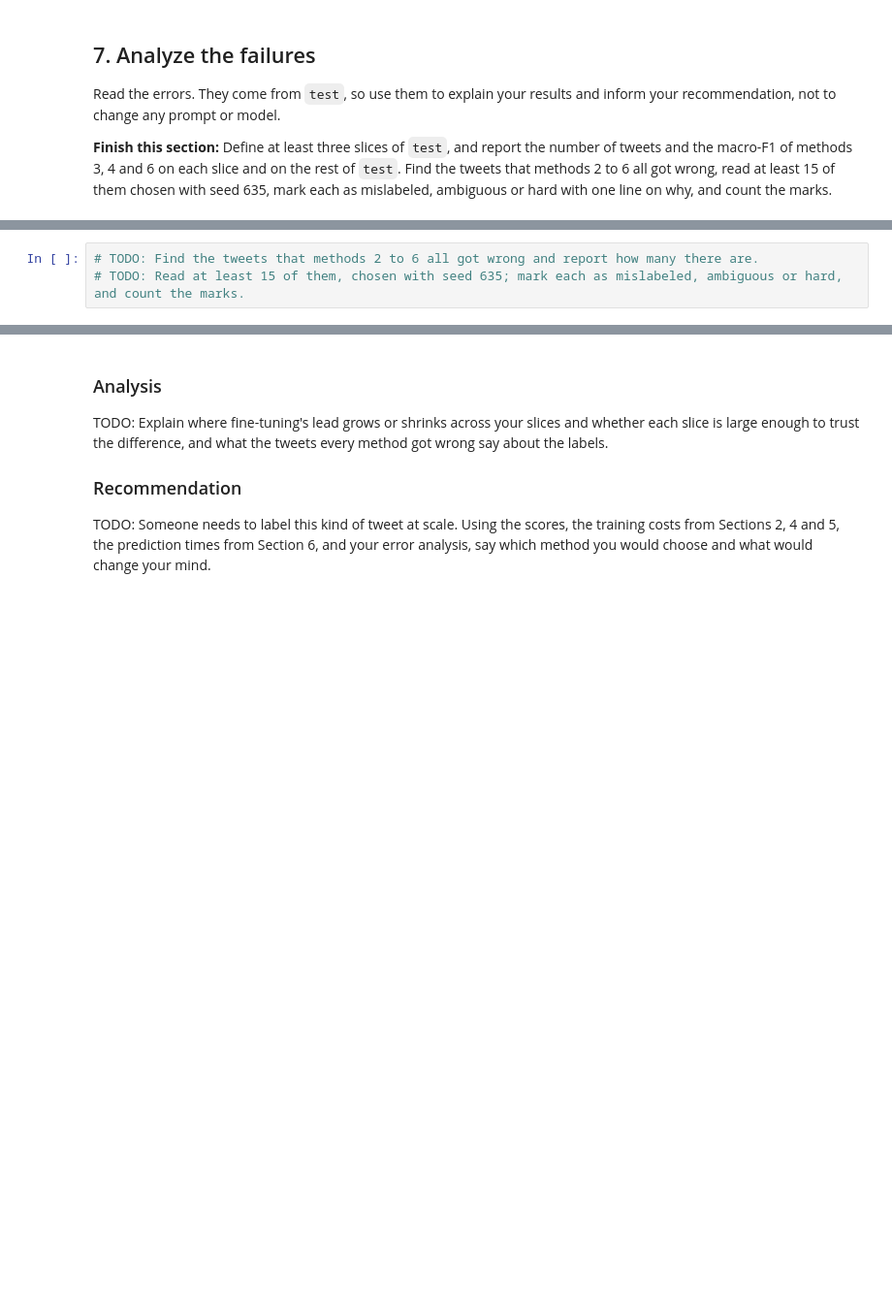
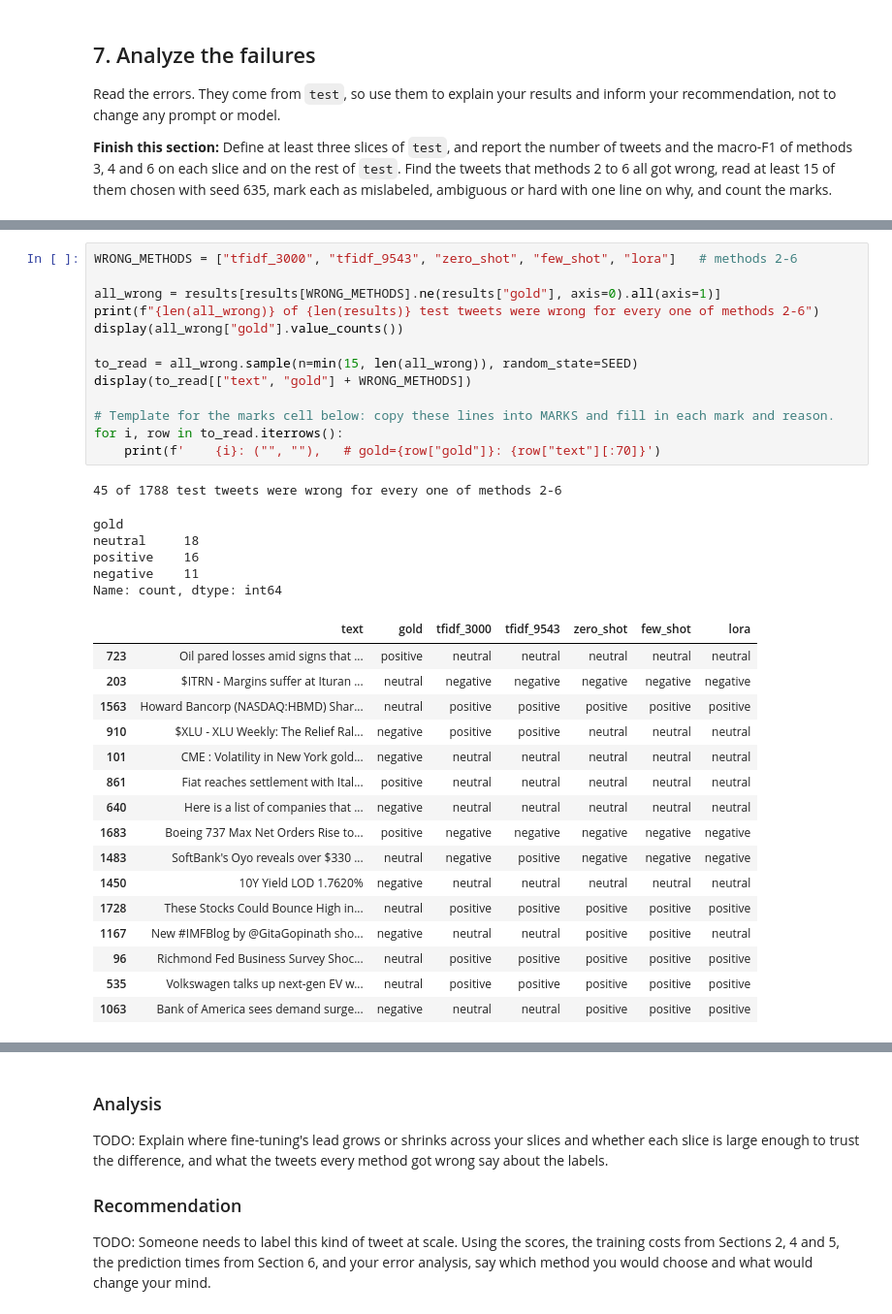
Before and after one commit to swstevens/ics635-assignment2, a Jupyter notebook: hw2.ipynb, the cells around one changed output, grey strips where cells are left out. Shown at 97% size. Saved outputs shown, nothing was run; the diff lists cells and outputs as text; blank space fills up the shorter version.

```diff
--- a/hw2.ipynb
+++ b/hw2.ipynb
@@ -976,3 +1038,36 @@ display(test_results)
 # %%
-# TODO: Find the tweets that methods 2 to 6 all got wrong and report how many there are.
-# TODO: Read at least 15 of them, chosen with seed 635; mark each as mislabeled, ambiguous or hard, and count the marks.
+WRONG_METHODS = ["tfidf_3000", "tfidf_9543", "zero_shot", "few_shot", "lora"]   # methods 2-6
+
+all_wrong = results[results[WRONG_METHODS].ne(results["gold"], axis=0).all(axis=1)]
+print(f"{len(all_wrong)} of {len(results)} test tweets were wrong for every one of methods 2-6")
+display(all_wrong["gold"].value_counts())
+
+to_read = all_wrong.sample(n=min(15, len(all_wrong)), random_state=SEED)
+display(to_read[["text", "gold"] + WRONG_METHODS])
+
+# Template for the marks cell below: copy these lines into MARKS and fill in each mark and reason.
+for i, row in to_read.iterrows():
+    print(f'    {i}: ("", ""),   # gold={row["gold"]}: {row["text"][:70]}')
+# %% [output]
+45 of 1788 test tweets were wrong for every one of methods 2-6
+gold
+neutral     18
+positive    16
+negative    11
+Name: count, dtype: int64
+|  | text | gold | tfidf_3000 | tfidf_9543 | zero_shot | few_shot | lora |
+| 723 | Oil pared losses amid signs that ... | positive | neutral | neutral | neutral | neutral | neutral |
+| 203 | $ITRN - Margins suffer at Ituran ... | neutral | negative | negative | negative | negative | negative |
+| 1563 | Howard Bancorp (NASDAQ:HBMD) Shar... | neutral | positive | positive | positive | positive | positive |
+| 910 | $XLU - XLU Weekly: The Relief Ral... | negative | positive | positive | neutral | neutral | neutral |
+| 101 | CME : Volatility in New York gold... | negative | neutral | neutral | neutral | neutral | neutral |
+| 861 | Fiat reaches settlement with Ital... | positive | neutral | neutral | neutral | neutral | neutral |
+| 640 | Here is a list of companies that ... | negative | neutral | neutral | neutral | neutral | neutral |
+| 1683 | Boeing 737 Max Net Orders Rise to... | positive | negative | negative | negative | negative | negative |
+| 1483 | SoftBank's Oyo reveals over $330 ... | neutral | negative | positive | negative | negative | negative |
+| 1450 | 10Y Yield LOD 1.7620% | negative | neutral | neutral | neutral | neutral | neutral |
+| 1728 | These Stocks Could Bounce High in... | neutral | positive | positive | positive | positive | positive |
+| 1167 | New #IMFBlog by @GitaGopinath sho... | negative | neutral | neutral | positive | positive | neutral |
+| 96 | Richmond Fed Business Survey Shoc... | neutral | positive | positive | positive | positive | positive |
+| 535 | Volkswagen talks up next-gen EV w... | neutral | positive | positive | positive | positive | positive |
+| 1063 | Bank of America sees demand surge... | negative | neutral | neutral | positive | positive | positive |
```
Also changed, not shown: parts of 5 cells of this notebook, 1 other file.
